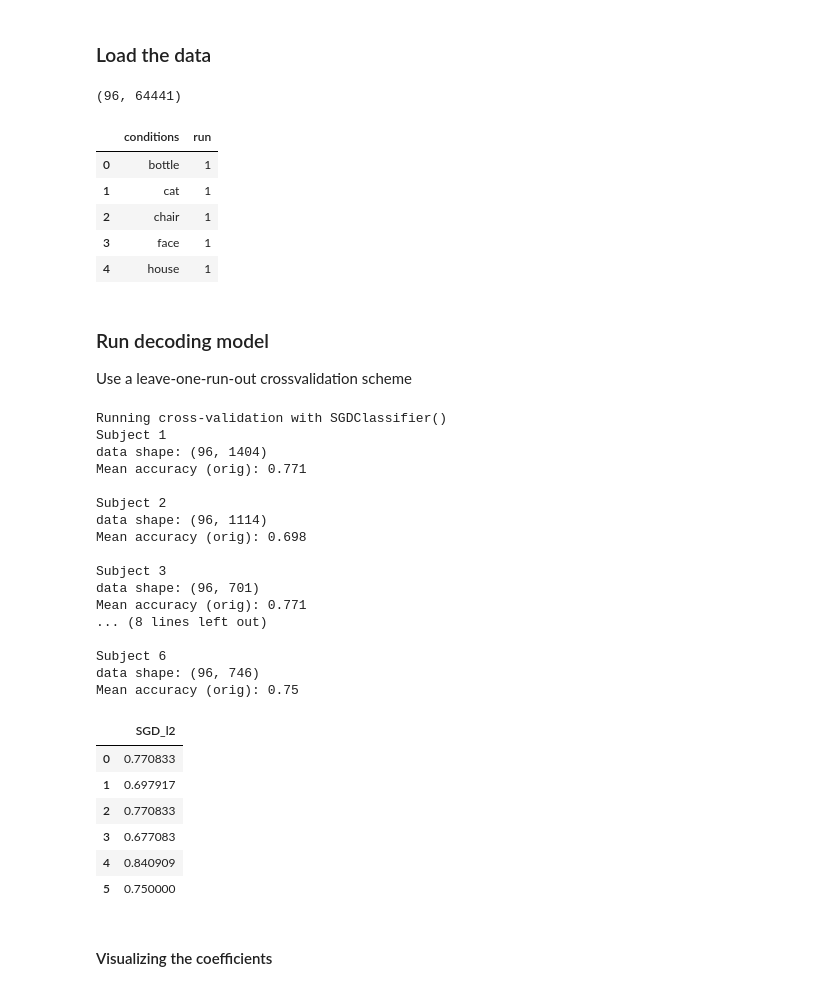
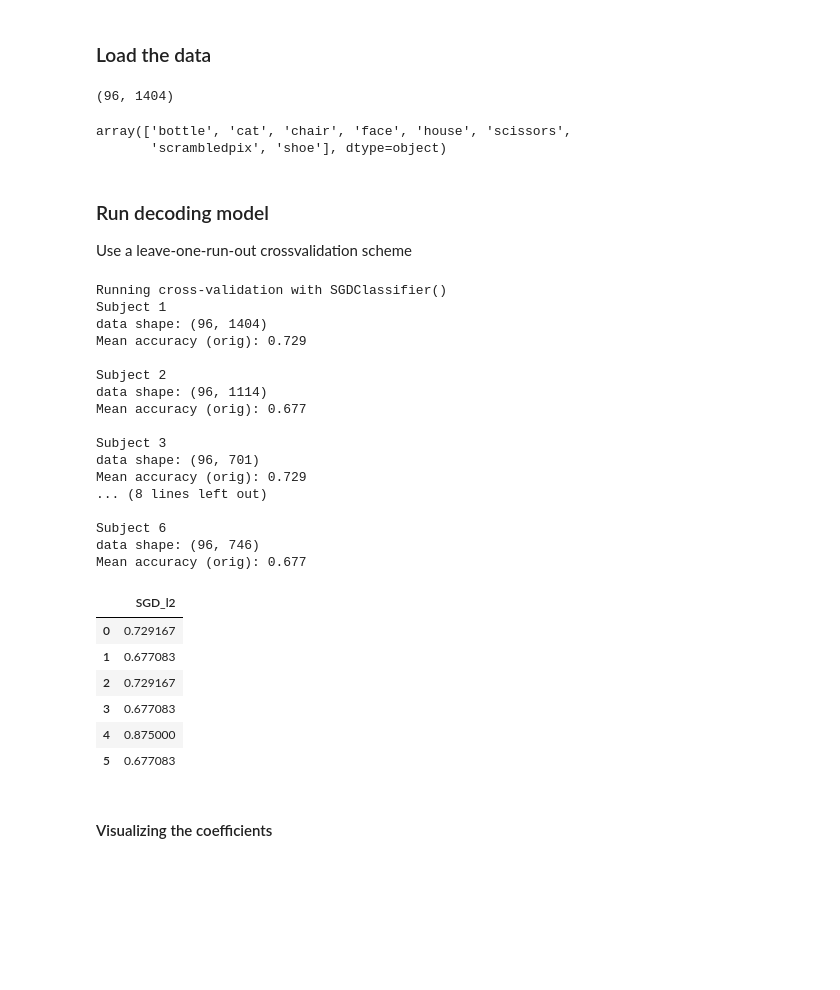
Before and after one commit to poldrack/AI_in_CogNeuro, a Jupyter notebook: notebooks/decoding_haxby.ipynb, the cells around one changed output. Saved outputs shown, nothing was run; the diff lists cells and outputs as text; code cells hidden in the pictures; blank space fills up the shorter version.

```diff
--- a/notebooks/decoding_haxby.ipynb
+++ b/notebooks/decoding_haxby.ipynb
@@ -50,8 +50,9 @@ Using device mps
 # %% [markdown]
 ### Load the data
 # %%
-def get_subject_data(subject, h5_file, bids_dir, data_key='vtmaskdata', condmeans=False):
-    assert data_key in ['braindata', 'vtmaskdata']
+def get_subject_data(subject, h5_file, bids_dir, data_key='vtmaskdata',
+                     condmeans=False, condition_subset=None):
+    assert data_key in ['braindata', 'vtmaskdata', 'difumodata']
     meanstr = 'mean_' if condmeans else ''
     runs = get_subject_runs(subject, bids_dir)
     X, metadata_df = None, None
@@ -62,27 +63,25 @@ def get_subject_data(subject, h5_file, bids_dir, data_key='vtmaskdata', condmean
                 X = hf[f'sub-{subject}/run-{run}/{meanstr + data_key}'][:]
             else:
                 X = np.vstack((X, hf[f'sub-{subject}/run-{run}/{meanstr + data_key}'][:]))
-
             if metadata_df is None:
                 conditions = [i.decode('utf-8') for i in hf[f'sub-{subject}/run-{run}/{meanstr}conditions'][:]]
                 metadata_df = pd.DataFrame({'conditions': conditions, 'run': run})
             else:
                 conditions = [i.decode('utf-8') for i in hf[f'sub-{subject}/run-{run}/{meanstr}conditions'][:]]
                 metadata_df = pd.concat([metadata_df, pd.DataFrame({'conditions': conditions, 'run': run})])
+    if condition_subset is not None:
+        metadata_df = metadata_df[metadata_df['conditions'].isin(condition_subset)]
+        X = X[metadata_df.index]
     assert X.shape[0] == metadata_df.shape[0]
     return X, metadata_df
 
-X, metadata_df = get_subject_data(1, h5_file, base_dir, condmeans=True, data_key='braindata')
+X, metadata_df = get_subject_data(1, h5_file, base_dir, condmeans=True, data_key='vtmaskdata')
 print(X.shape)
-metadata_df.head()
+metadata_df.conditions.unique()
 # %% [output]
-(96, 64441)
+(96, 1404)
-|  | conditions | run |
-| 0 | bottle | 1 |
-| 1 | cat | 1 |
-| 2 | chair | 1 |
-| 3 | face | 1 |
-| 4 | house | 1 |
+array(['bottle', 'cat', 'chair', 'face', 'house', 'scissors',
+       'scrambledpix', 'shoe'], dtype=object)
 # %% [markdown]
 ### Run decoding model
 
@@ -92,7 +91,8 @@ Use a leave-one-run-out crossvalidation scheme
 # leave one run out cross validation
 
 def run_cv_subject(data, metadata_df, nfeatures=None, shuffle=False,
-           varthresh=None, clf=None, suppress_warnings=False):
+           varthresh=None, clf=None, suppress_warnings=False,
+           standardize=True):
     """
     Perform cross-validation for decoding analysis.
 
@@ -136,6 +136,11 @@ def run_cv_subject(data, metadata_df, nfeatures=None, shuffle=False,
         train_y = metadata_df.conditions.iloc[train_index]
         test_y = metadata_df.conditions.iloc[test_index]
 
+        if standardize:
+            scaler = StandardScaler()
+            train_X = scaler.fit_transform(train_X)
+            test_X = scaler.transform(test_X)
+
         if nfeatures is not None:
             # Feature selection based on training data only
             selector = SelectKBest(score_func=f_classif, k=nfeatures)
@@ -169,7 +174,8 @@ def get_runs_from_hf(hf, subject):
 
 
 def run_cv(clf=None, shuffle=False, nfeatures=None, varthresh=None,
-           data_key='braindata', condmeans=False):
+           data_key='braindata', condmeans=False,
+           condition_subset=None):
     if clf is None:
         clf = SGDClassifier()
     print(f'Running cross-validation with {clf}')
@@ -189,7 +195,8 @@ def run_cv(clf=None, shuffle=False, nfeatures=None, varthresh=None,
     for subject in range(1, 7):
         subdata, metadata_df = get_subject_data(subject, h5_file,
                                                 base_dir,condmeans=condmeans,
-                                                data_key=data_key)
+                                                data_key=data_key,
+                                                condition_subset=condition_subset)
         print(f'Subject {subject}')
         print(f'data shape: {subdata.shape}')
         accs[subject] = {}
@@ -204,45 +211,49 @@ def run_cv(clf=None, shuffle=False, nfeatures=None, varthresh=None,
                 if shuffle_y is False:
                     coefs[subject] = coef_
                 accs[subject][shuffled_string] += np.mean(acc_)
             accs[subject][shuffled_string] /= nshuffles
             print(f'Mean accuracy ({shuffled_string}): {np.mean(accs[subject][shuffled_string]):.03}')
 
         print('')
     return accs, coefs
 
 
 # run crossvalidation across subjects with default settings
 # need to run without thresholding or feature selection to get the full set of coefs
-accs, coefs = run_cv(shuffle=False, data_key='vtmaskdata', condmeans=True,
-                     varthresh=None, nfeatures=None)
+data_key = 'vtmaskdata'
+condmeans = True
+condition_subset=None #['face', 'house', 'cat']
+
+accs, coefs = run_cv(shuffle=False, data_key=data_key, condmeans=condmeans,
+                     varthresh=None, nfeatures=None, condition_subset=condition_subset)
 
 results_df = pd.DataFrame({'SGD_l2': [accs[i]['orig'] for i in accs.keys()]})
 results_df
 # %% [output]
 Running cross-validation with SGDClassifier()
 Subject 1
 data shape: (96, 1404)
-Mean accuracy (orig): 0.771
+Mean accuracy (orig): 0.729
 
 Subject 2
 data shape: (96, 1114)
-Mean accuracy (orig): 0.698
+Mean accuracy (orig): 0.677
 
 Subject 3
 data shape: (96, 701)
-Mean accuracy (orig): 0.771
+Mean accuracy (orig): 0.729
 ... (8 lines left out)
 
 Subject 6
 data shape: (96, 746)
-Mean accuracy (orig): 0.75
+Mean accuracy (orig): 0.677
 |  | SGD_l2 |
-| 0 | 0.770833 |
-| 1 | 0.697917 |
-| 2 | 0.770833 |
+| 0 | 0.729167 |
+| 1 | 0.677083 |
+| 2 | 0.729167 |
 | 3 | 0.677083 |
-| 4 | 0.840909 |
-| 5 | 0.750000 |
+| 4 | 0.875000 |
+| 5 | 0.677083 |
 # %% [markdown]
 #### Visualizing the coefficients
 # %%
```
Also changed, not shown: parts of 6 cells of this notebook.
